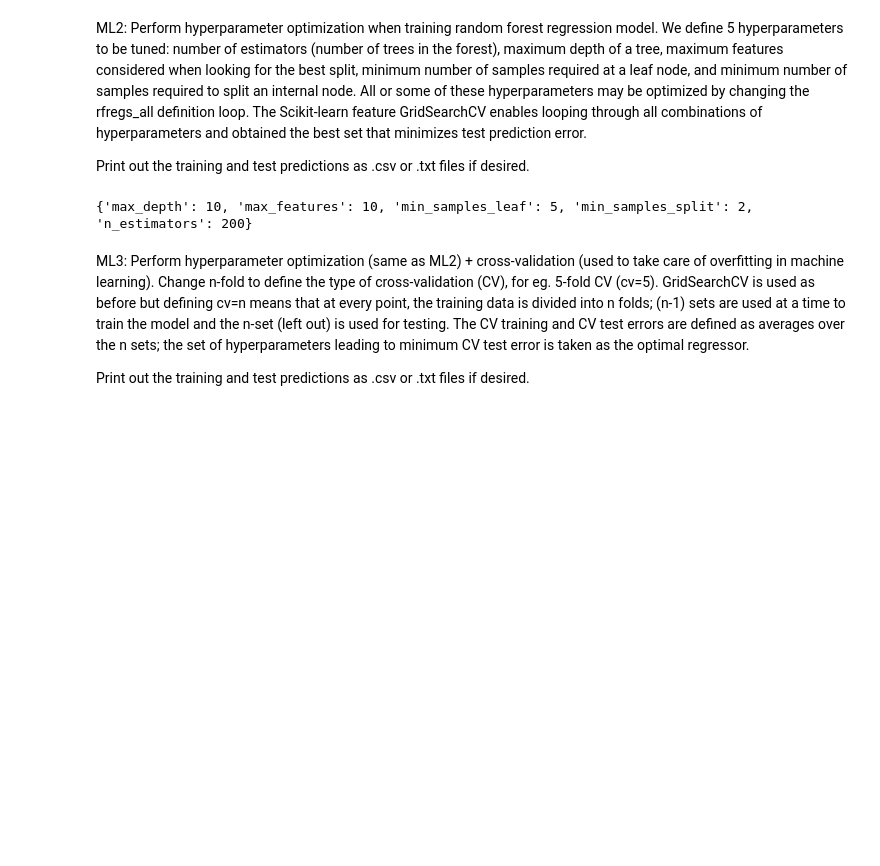
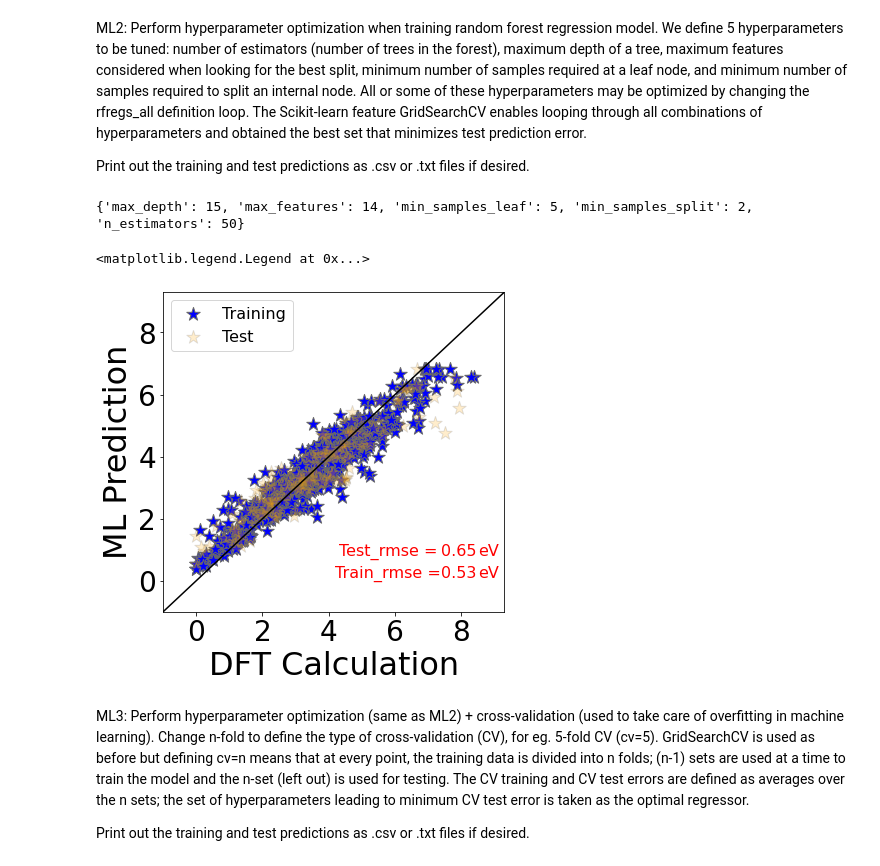
Before and after one commit to AIScienceTutorial/Material_Science, a Jupyter notebook: Formation_Energies/Regression.ipynb, the cells around one changed output. Saved outputs shown, nothing was run; the diff lists cells and outputs as text; code cells hidden in the pictures; blank space fills up the shorter version.

```diff
--- a/Formation_Energies/Regression.ipynb
+++ b/Formation_Energies/Regression.ipynb
@@ -354,7 +356,7 @@ Print out the training and test predictions as .csv or .txt files if desired.
 param_grid = {
     "n_estimators": [50, 100, 200],
               "max_depth": [5, 10, 15],
-              "max_features": [10, 15, m],
+              "max_features": [m-10, m-5, m],
               "min_samples_leaf": [5,10,20],
               "min_samples_split": [2, 5, 10]
 }
@@ -382,34 +384,36 @@ rmse_train_prop = np.sqrt ( sklearn.metrics.mean_squared_error(Prop_train_fl, Pr
 plt.figure(figsize=(6,6))
 plt.subplots_adjust(left=0.16, bottom=0.16, right=0.95, top=0.90)
 plt.rc('font', family='Arial narrow')
 
 a = [-175,0,125]
 b = [-175,0,125]
 plt.plot(b, a, c='k', ls='-')
 
 plt.ylabel('ML Prediction', fontname='Arial Narrow', size=32)
 plt.xlabel('DFT Calculation', fontname='Arial Narrow', size=32)
 plt.rc('xtick', labelsize=28)
 plt.rc('ytick', labelsize=28)
 plt.ylim([-1.0, 9.3])
 plt.xlim([-1.0, 9.3])
 plt.xticks([0, 2, 4, 6, 8])
 plt.yticks([0, 2, 4, 6, 8])
 
 te = '%.2f' % rmse_test_prop
 tr = '%.2f' % rmse_train_prop
 plt.text(4.3, 0.8, 'Test_rmse = ', c='r', fontsize=16)
 plt.text(7.4, 0.8, te, c='r', fontsize=16)
 plt.text(8.5, 0.8, 'eV', c='r', fontsize=16)
 plt.text(4.2, 0.1, 'Train_rmse = ', c='r', fontsize=16)
 plt.text(7.4, 0.1, tr, c='r', fontsize=16)
 plt.text(8.5, 0.1, 'eV', c='r', fontsize=16)
 
 plt.scatter(Prop_train_fl[:], Pred_train_fl[:], c='blue', marker='*', s=200, edgecolors='dimgrey', alpha=1.0, label='Training')
 plt.scatter(Prop_test_fl[:], Pred_test_fl[:], c='orange', marker='*', s=200, edgecolors='dimgrey', alpha=0.2, label='Test')
 plt.legend(loc='upper left',ncol=1, frameon=True, prop={'family':'Arial narrow','size':16})
 # %% [output]
-{'max_depth': 10, 'max_features': 10, 'min_samples_leaf': 5, 'min_samples_split': 2, 'n_estimators': 200}
+{'max_depth': 15, 'max_features': 14, 'min_samples_leaf': 5, 'min_samples_split': 2, 'n_estimators': 50}
+<matplotlib.legend.Legend at 0x...>
+[figure, added]
 # %% [markdown]
 ML3: Perform hyperparameter optimization (same as ML2) + cross-validation (used to take care of overfitting in machine learning). Change n-fold to define the type of cross-validation (CV), for eg. 5-fold CV (cv=5). GridSearchCV is used as before but defining cv=n means that at every point, the training data is divided into n folds; (n-1) sets are used at a time to train the model and the n-set (left out) is used for testing. The CV training and CV test errors are defined as averages over the n sets; the set of hyperparameters leading to minimum CV test error is taken as the optimal regressor.
 
```
Also changed, not shown: parts of 5 cells of this notebook.
